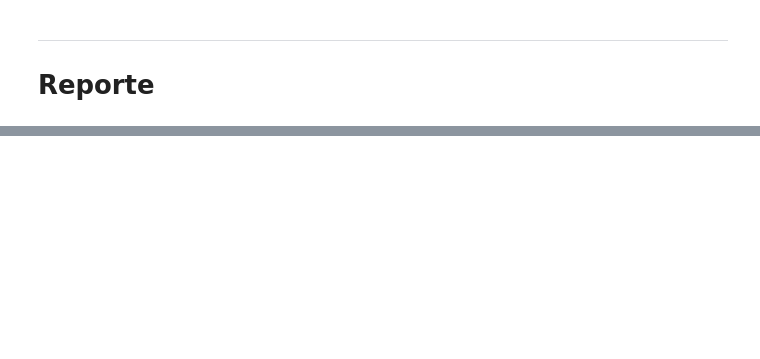
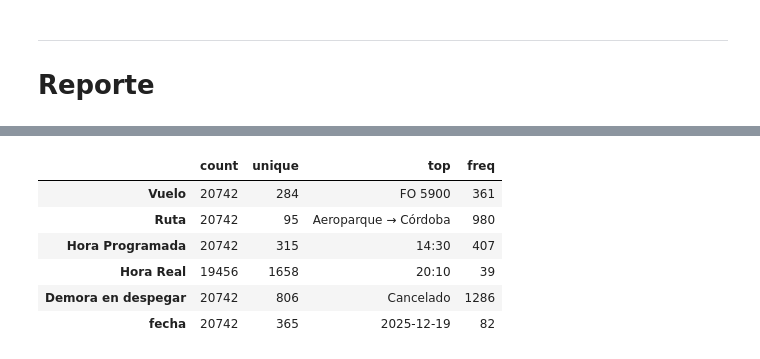
Before and after one commit to parivgabriela/Data_mining, a Jupyter notebook: analisis_estado_vuelos.ipynb, the cells around one changed output, grey strips where cells are left out. Drawn from its saved outputs; the diff is of its cells as text; code cells hidden in the pictures; blank space fills up the shorter version.

Commit message:
#4 add basic EDA, info, dexribe, null values, working on

```diff
--- a/analisis_estado_vuelos.ipynb
+++ b/analisis_estado_vuelos.ipynb
@@ -147,3 +169,40 @@ print(f"\n¡Éxito! El archivo '{ruta_archivo}' ha sido creado. Tamaño: {file_s
 # %% [markdown]
 _____
 # Reporte
+# %%
+def read_csv_file(path):
+    df = pd.read_csv(path)
+    return df
+
+def imprimir_reporte(titulo, datos):
+    ancho = max(len(titulo), 25) # Ajusta el ancho mínimo a 25 o al largo del título
+    print("=" * 40)
+    print(titulo.upper())
+    print("-" * ancho)
+    print(datos)
+    print("=" * 40)
+
+
+def basic_info_df(df):
+    print("=" * 40)
+    print("Report")
+
+    imprimir_reporte("Shape:", f"Columns: {df.shape[1]}\t|\tRows: {df.shape[0]}")
+    imprimir_reporte("Info", df.info())
+
+    print_df(df.describe().T)
+
+    imprimir_reporte("Null values count:", df.isnull().sum())
+
+    imprimir_reporte("Unique values:", df.nunique())
+
+
+def print_df(df_desc):
+    from tabulate import tabulate
+
+    # 'headers' son las columnas (count, mean, std, etc.)
+    # 'tablefmt' puede ser "grid", "fancy_grid", "pipe" o "psql"
+    print(tabulate(df_desc, headers='keys', tablefmt='psql'))
+# %%
+df = read_csv_file("reporte_final_anual.csv")
+basic_info_df(df)
@@ -149,0 +227,10 @@ _____
+# %%
+df.describe().T
+# %% [output]
+|  | count | unique | top | freq |
+| Vuelo | 20742 | 284 | FO 5900 | 361 |
+| Ruta | 20742 | 95 | Aeroparque → Córdoba | 980 |
+| Hora Programada | 20742 | 315 | 14:30 | 407 |
+| Hora Real | 19456 | 1658 | 20:10 | 39 |
+| Demora en despegar | 20742 | 806 | Cancelado | 1286 |
+| fecha | 20742 | 365 | 2025-12-19 | 82 |
```
Also changed, not shown: parts of 6 cells of this notebook.
